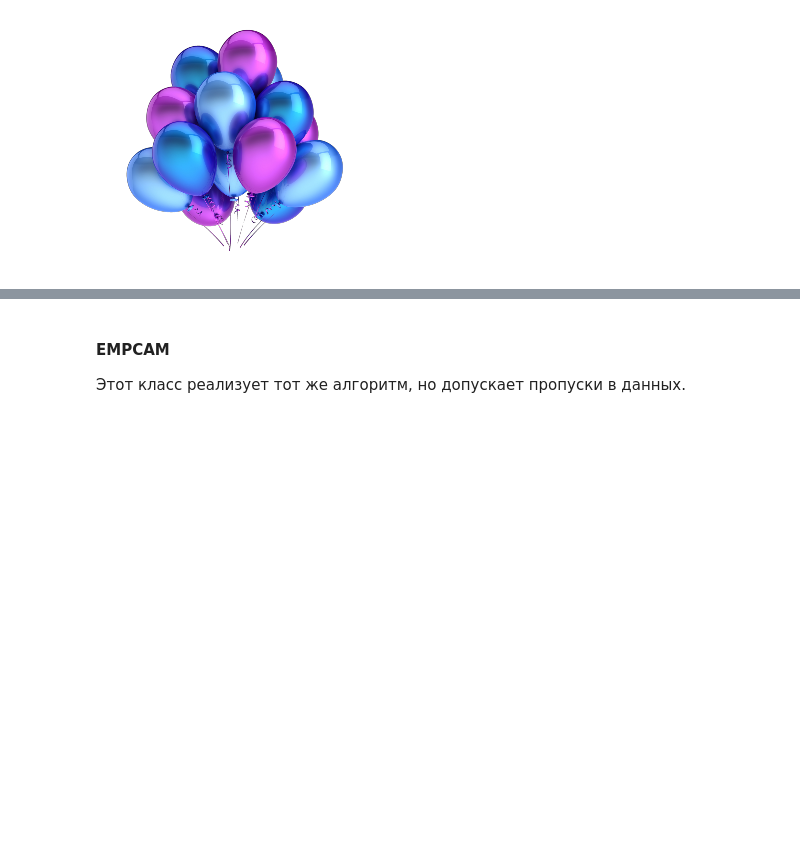
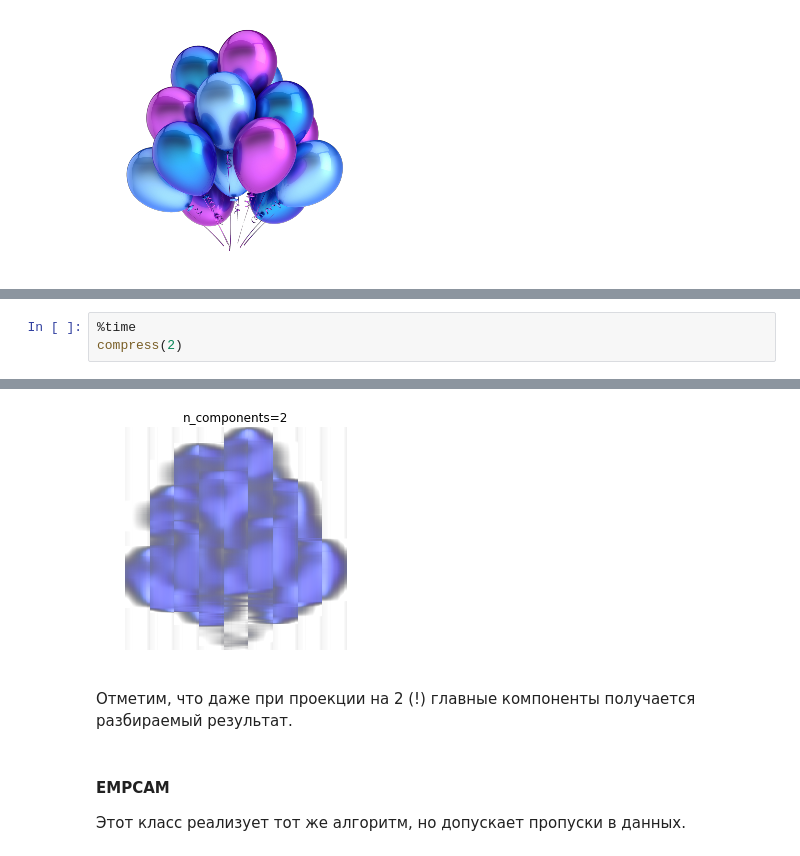
Before and after one commit to ArtsemZhuk/EMPCA, a Jupyter notebook: graphs.ipynb, the cells around one changed output, grey strips where cells are left out. Drawn from its saved outputs; the diff is of its cells as text; blank space fills up the shorter version.

```diff
--- a/graphs.ipynb
+++ b/graphs.ipynb
@@ -174,0 +161,4 @@ Wall time: 7.87 µs
+# %%
+%time
+compress(2)
+# %% [output]
@@ -175,3 +167,6 @@ Wall time: 7.87 µs
+[figure, added]
+# %% [markdown]
+Отметим, что даже при проекции на 2 (!) главные компоненты получается разбираемый результат.
 # %% [markdown]
 #### EMPCAM
 Этот класс реализует тот же алгоритм, но допускает пропуски в данных.
```
Also changed, not shown: parts of 11 cells of this notebook, 1 other file.
